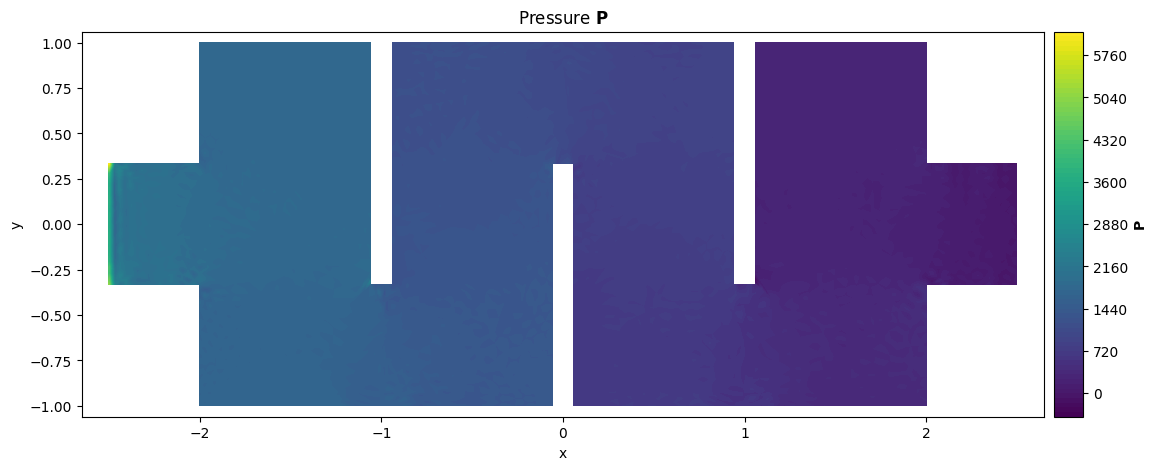
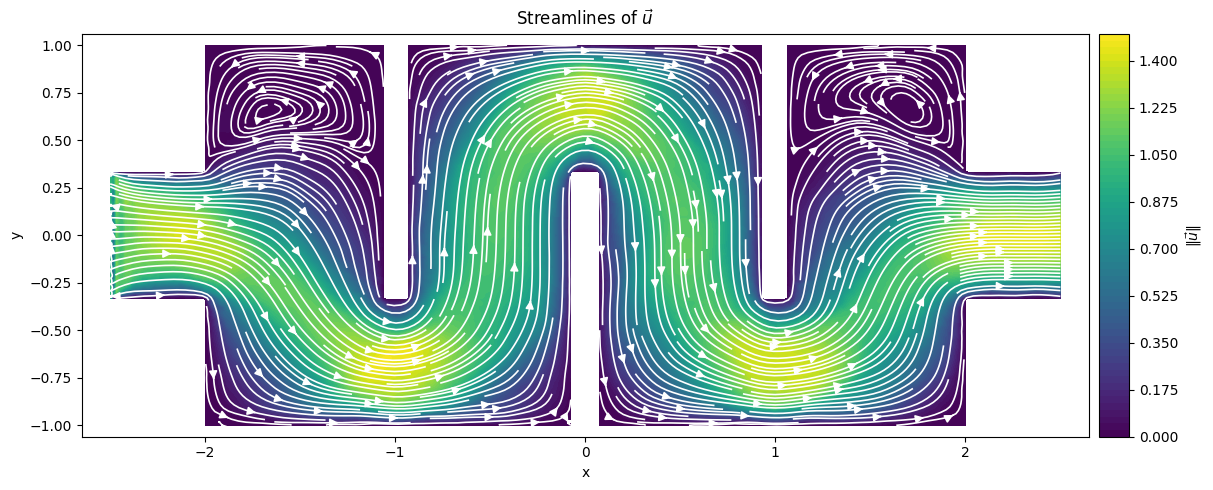
The notebook cell's code change between the first figure and the second:
--- before
+++ after
@@ -1,2 +1,3 @@
-plot_pressure(p_coarse, t_coarse, p_sol,
-              figsize=(15,5))
+plot_streamlines(p_fine, t_fine, ux, uy,
+                 figsize=(15,5),
+                 density=3.7)

Commit: re:speed_fix_NAN